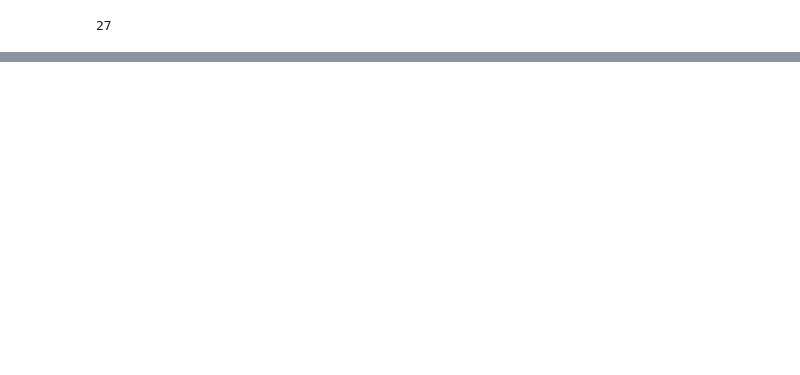
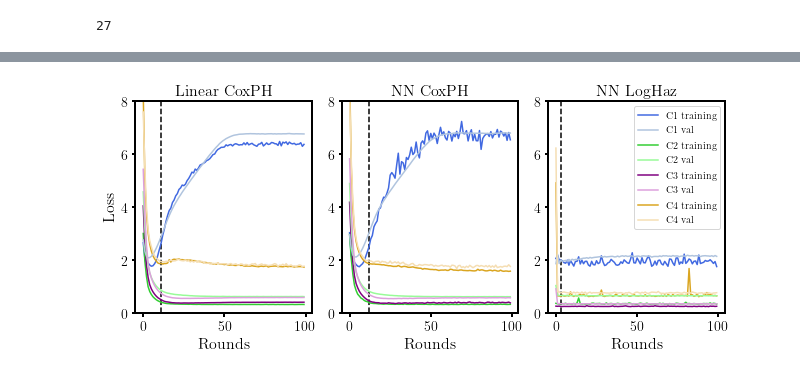
Before and after one commit to dkaizhang/federated-survival, a Jupyter notebook: losses.ipynb, the cells around one changed output, grey strips where cells are left out. Cells and saved outputs as stored; diff of their text form; code cells hidden in the pictures; blank space fills up the shorter version.

```diff
--- a/losses.ipynb
+++ b/losses.ipynb
@@ -119,0 +140,82 @@ NNnph noniid
+# %%
+fig, ax = plt.subplots(nrows=1, ncols=3,figsize=(9,4))
+
+ax1label = ax[0].set_ylabel('Loss', fontsize=16)
+
+case = 'noniid'
+
+for j, col in enumerate(ax):
+    for axis in ['top','bottom','left','right']:
+        col.spines[axis].set_linewidth(2)
+
+    idx = index_dict[model_type[j]]
+    adj = 5
+    print(avg_rounds[idx+adj])
+    col.axvline(x=avg_rounds[idx+adj], linestyle='dashed',color='black')
+
+    filename = f'{path}/{what}_val_loss_M{model_type[j]}C{case}L{local_epochs}.npy'
+    losses = np.load(filename)
+    if flatten:
+        mean = losses.mean(axis=0).mean(axis=0)
+        std = losses.std(axis=0).mean(axis=0)
+    else:
+        mean = losses.mean(axis=0)
+        std = losses.std(axis=0)
+    color=['royalblue','limegreen','purple','goldenrod']
+    lines = []
+    if what == 'local' and not flatten:
+        for i,m in enumerate(mean):
+            line, = col.plot(range(100),m, color=color[i])
+            lines.append(line)
+            col.fill_between(range(100), m - std[i], m + std[i], alpha=0, color=color[i])
+    else:
+        col.plot(range(100),mean, color=color[0])
+        col.fill_between(range(100), mean - std, mean + std, alpha=0.5, color=color[0])
+
+    # plt.plot(mean, range(100))
+
+    # plt.fill_between(range(100), mean - std, mean + std)
+    filename = f'{path}/{what}_train_loss_M{model_type[j]}C{case}L{local_epochs}.npy'
+    losses = np.load(filename)
+
+    if flatten:
+        mean = losses.mean(axis=0).mean(axis=0)
+        std = losses.std(axis=0).mean(axis=0)
+    else:
+        mean = losses.mean(axis=0)
+        std = losses.std(axis=0)
+
+    color=['lightsteelblue','palegreen','plum','wheat']
+    if what == 'local' and not flatten:
+        for i,m in enumerate(mean):
+            line, = col.plot(range(100),m, color[i])
+            lines.append(line)
+            col.fill_between(range(100), m - std[i], m + std[i], alpha=0, color=color[i])
+    else:
+        col.plot(range(100),mean, color[0])
+        col.fill_between(range(100), mean - std, mean + std, alpha=0.5, color=color[0])
+
+    col.tick_params(axis='x', labelsize=14)
+    col.tick_params(axis='y', labelsize=14)
+
+    # col.set_xticklabels([i * 25 for i in range(3)],fontsize=14)
+    # col.set_yticklabels(fontsize=14)
+    col.xaxis.set_tick_params(width=2)
+    col.yaxis.set_tick_params(width=2)
+
+    x1,x2,y1,y2 = col.axis()
+    col.axis((x1,x2,0,8))
+    col.set_title(model_label[model_type[j]], fontsize=16)
+    if j == 2:
+        interleave = []
+        for i in range(len(lines)//2):
+            interleave.append(lines[i])
+            interleave.append(lines[i+len(lines)//2])
+            # legend = ['C1 training', 'C2 training','C3 training','C4 training','C1 val', 'C2 val','C3 val','C4 val']
+            legend = ['C1 training','C1 val', 'C2 training','C2 val', 'C3 training','C3 val','C4 training','C4 val']
+
+        col.legend(interleave,legend,loc='upper right')
+    col.set_xlabel('Rounds',fontsize=16)
+plt.tight_layout()
+plt.savefig('./figs/onerow_losses.eps', format='eps')
+# %% [output]
@@ -120 +227,2 @@ NNnph noniid
+[figure, added]
 # %%
```
Also changed, not shown: parts of 5 cells of this notebook, 1 other file.
